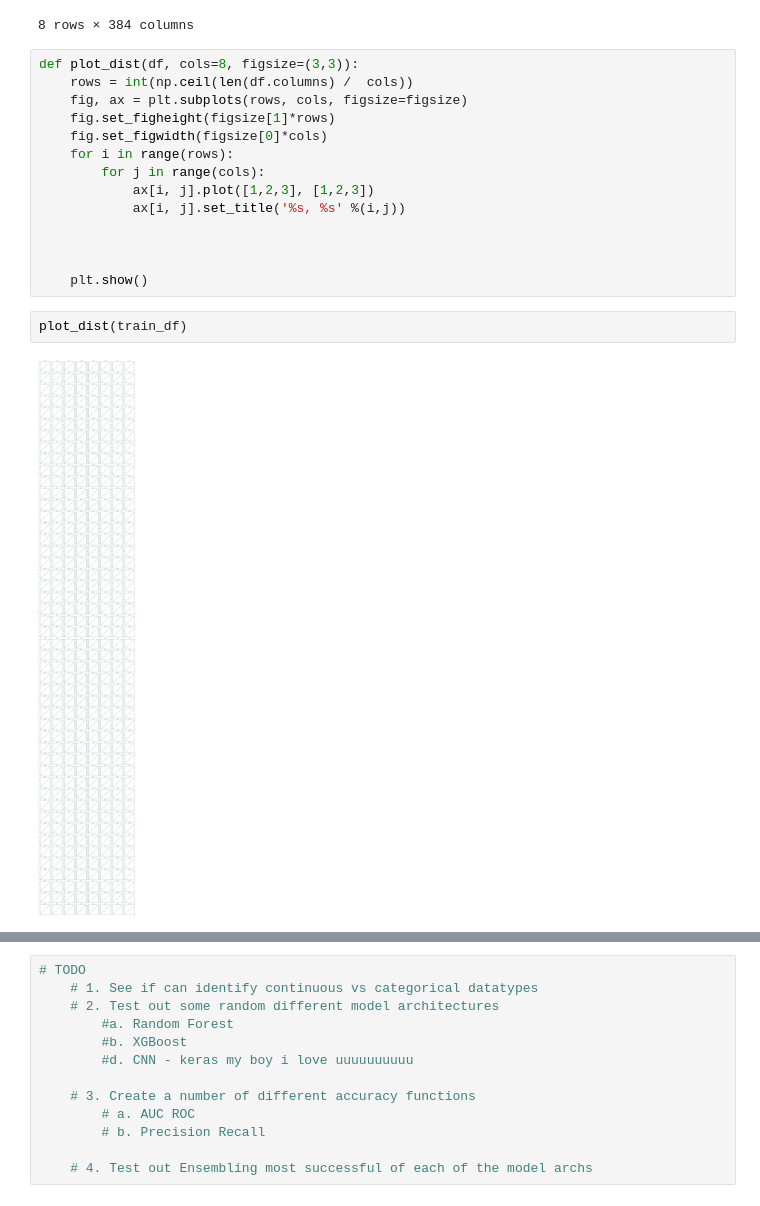
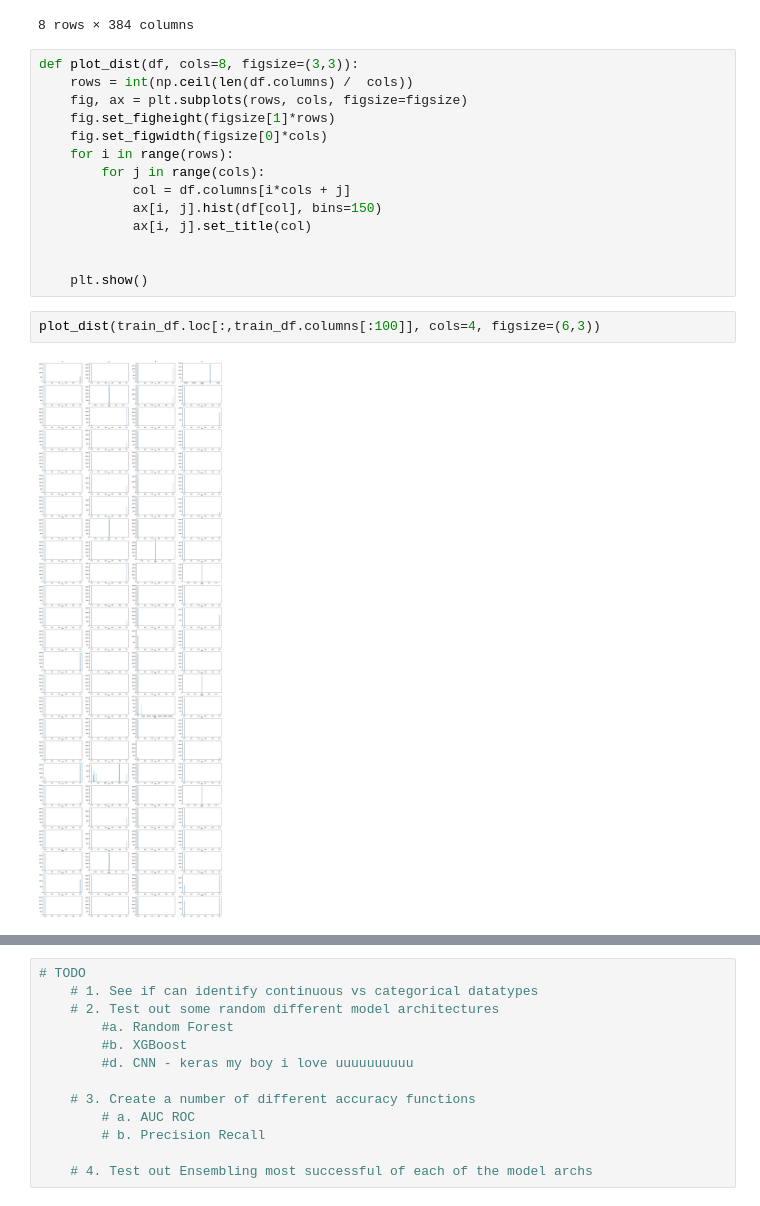
Before and after one commit to JacksonPaull/ee_460j_dslab, a Jupyter notebook: KaggleCompetition/EDA.ipynb, the cells around one changed output, grey strips where cells are left out. Saved outputs shown, nothing was run; the diff lists cells and outputs as text.

```diff
--- a/KaggleCompetition/EDA.ipynb
+++ b/KaggleCompetition/EDA.ipynb
@@ -35,13 +35,13 @@ def plot_dist(df, cols=8, figsize=(3,3)):
     fig.set_figwidth(figsize[0]*cols)
     for i in range(rows):
         for j in range(cols):
-            ax[i, j].plot([1,2,3], [1,2,3])
-            ax[i, j].set_title('%s, %s' %(i,j))
-
+            col = df.columns[i*cols + j]
+            ax[i, j].hist(df[col], bins=150)
+            ax[i, j].set_title(col)
 
 
     plt.show()
-# %%
-plot_dist(train_df)
-# %% [output]
-[figure, removed]
+# %%
+plot_dist(train_df.loc[:,train_df.columns[:100]], cols=4, figsize=(6,3))
+# %% [output]
+[figure, added]
```
Also changed, not shown: parts of 10 cells of this notebook.
